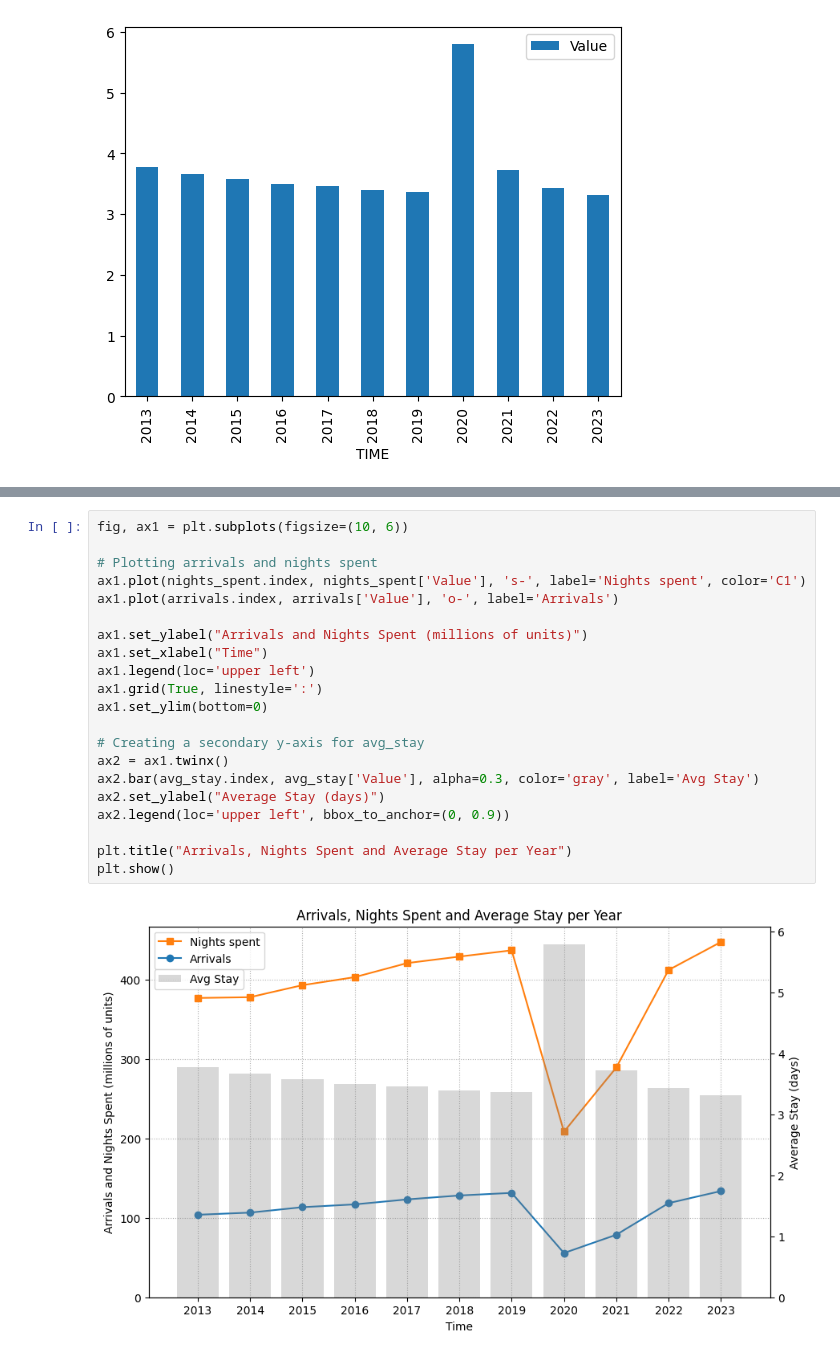
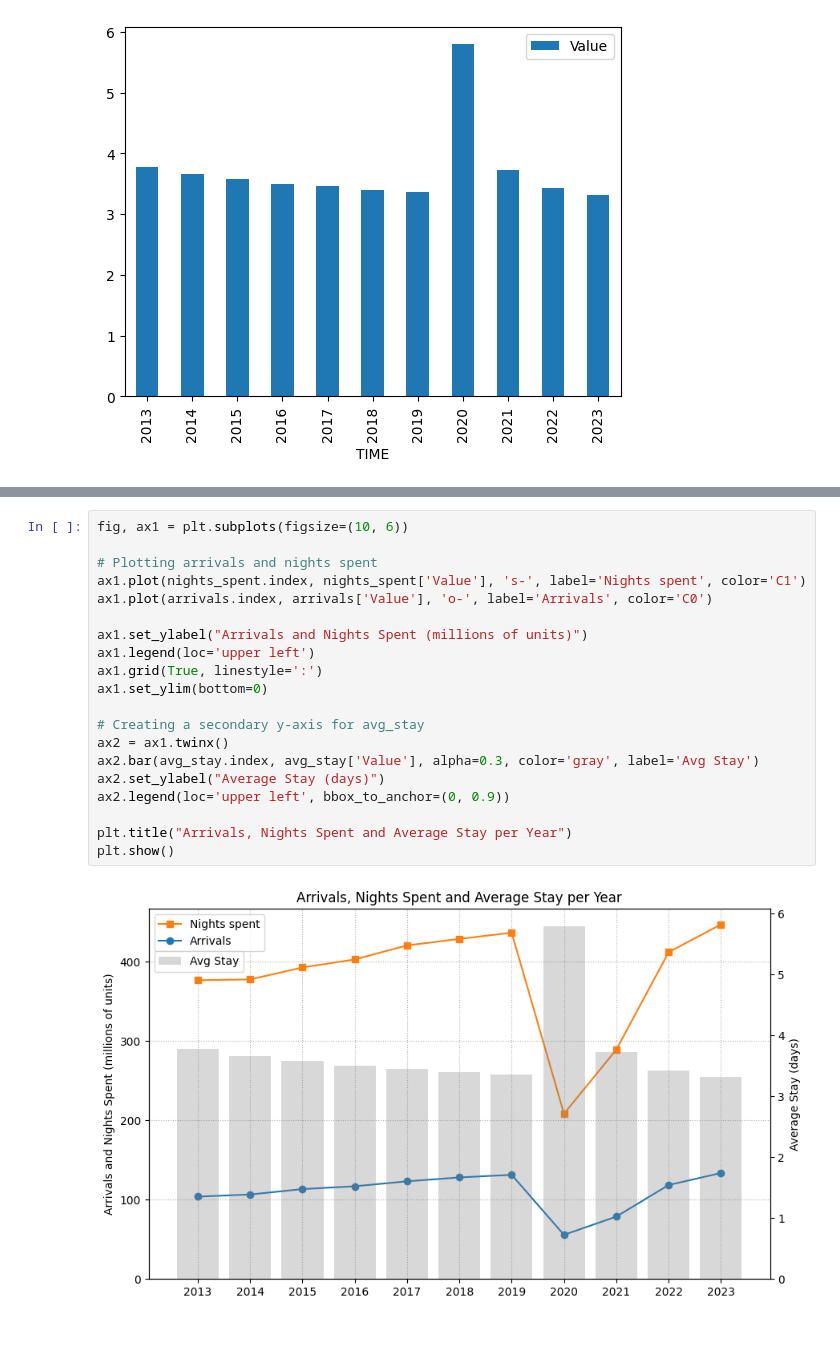
Before and after one commit to T0ls/data-Visualization, a Jupyter notebook: code/historical.ipynb, the cells around one changed output, grey strips where cells are left out. Saved outputs shown, nothing was run; the diff lists cells and outputs as text.

```diff
--- a/code/historical.ipynb
+++ b/code/historical.ipynb
@@ -87,23 +86,22 @@ plt.ylim(bottom=0)
 # %%
 fig, ax1 = plt.subplots(figsize=(10, 6))
 
 # Plotting arrivals and nights spent
 ax1.plot(nights_spent.index, nights_spent['Value'], 's-', label='Nights spent', color='C1')
-ax1.plot(arrivals.index, arrivals['Value'], 'o-', label='Arrivals')
+ax1.plot(arrivals.index, arrivals['Value'], 'o-', label='Arrivals', color='C0')
 
 ax1.set_ylabel("Arrivals and Nights Spent (millions of units)")
-ax1.set_xlabel("Time")
 ax1.legend(loc='upper left')
 ax1.grid(True, linestyle=':')
 ax1.set_ylim(bottom=0)
 
 # Creating a secondary y-axis for avg_stay
 ax2 = ax1.twinx()
 ax2.bar(avg_stay.index, avg_stay['Value'], alpha=0.3, color='gray', label='Avg Stay')
 ax2.set_ylabel("Average Stay (days)")
 ax2.legend(loc='upper left', bbox_to_anchor=(0, 0.9))
 
 plt.title("Arrivals, Nights Spent and Average Stay per Year")
 plt.show()
 # %% [output]
-[figure, old version]
+[figure, new version]
```
Also changed, not shown: parts of 1 cell of this notebook, 1 other file.
